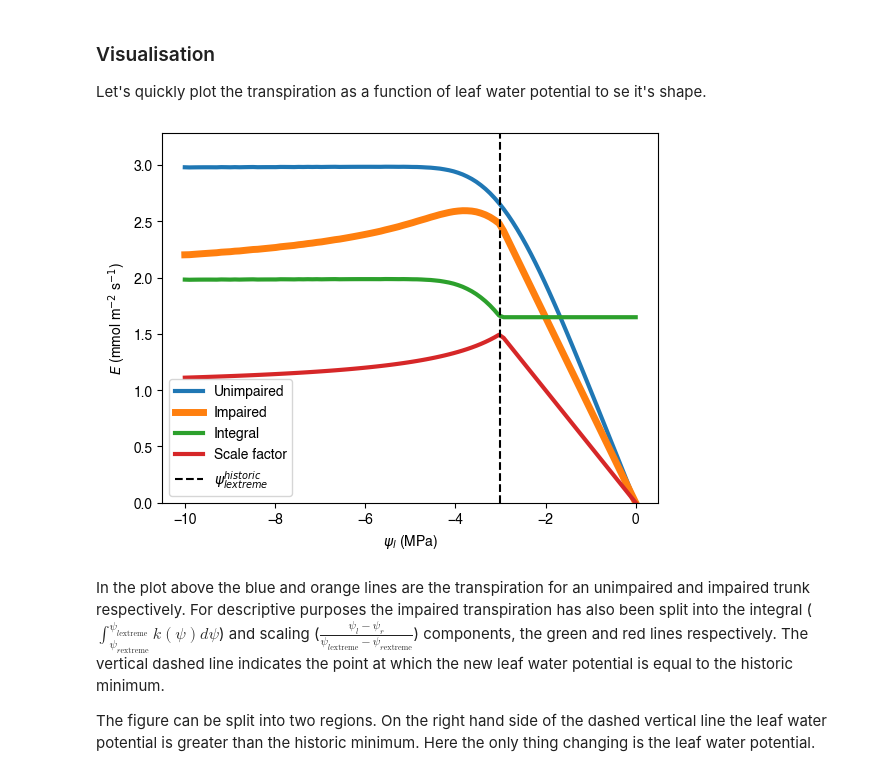
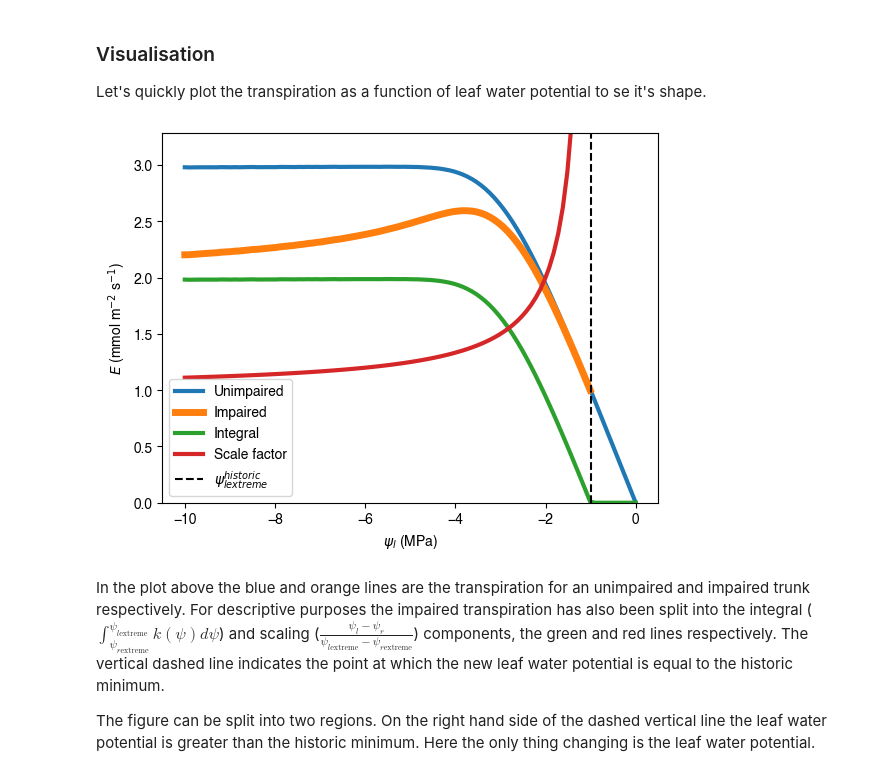
Before and after one commit to CaleBaguley/profit-optimisation-model, a Jupyter notebook: note books/water_potential_estimate_whole_trunk_impairment.ipynb, the cells around one changed output. Cells and saved outputs as stored; diff of their text form; code cells hidden in the pictures.

```diff
--- a/note books/water_potential_estimate_whole_trunk_impairment.ipynb
+++ b/note books/water_potential_estimate_whole_trunk_impairment.ipynb
@@ -180,35 +180,35 @@ c = 3.89
 psi_r = -0.0 # MPa
 psi_l = np.linspace(psi_r, -10.0, 100) # MPa
 psi_r_extreme = -1.0 # MPa
-psi_l_extreme = -3.0 # MPa
+psi_l_extreme = -1.0 # MPa
 
 E = np.zeros(len(psi_l))
 E_impaired = np.zeros(len(psi_l))
 Integral = np.zeros(len(psi_l))
 psi_l_extreme_new = np.zeros(len(psi_l))
 for i in range(len(psi_l)):
     E[i] = transpiration_CW(psi_r, psi_l[i], k_max, b, c)
     E_impaired[i], psi_l_extreme_new[i], __ = impaired_transpiration_CW(psi_r, psi_l[i], psi_r_extreme, psi_l_extreme, k_max, b, c)
     Integral[i] = transpiration_CW(psi_r_extreme, psi_l_extreme_new[i], k_max, b, c)
 
 # scaling factor applied to
 scale_factor = (psi_l - psi_r) / (psi_l_extreme_new - psi_r_extreme)
 
 # -- Plotting --
 plt.plot(psi_l, E, label = 'Unimpaired', linewidth = 3)
 plt.plot(psi_l, E_impaired, label = 'Impaired', linewidth = 5)
 plt.plot(psi_l, Integral, label = 'Integral', linewidth = 3)
 plt.plot(psi_l, scale_factor, label = 'Scale factor', linewidth = 3)
 plt.axvline(psi_l_extreme, label = '$\psi_{l extreme}^{historic}$', color = 'black', linestyle = '--')
 
 # - format figure -
 plt.ylim(0, 1.1*max(E))
 plt.legend()
 plt.xlabel("$\psi_l$ (MPa)")
 plt.ylabel("$E$ (mmol m$^{-2}$ s$^{-1}$)")
 plt.show()
 # %% [output]
-[figure, old version]
+[figure, new version]
 # %% [markdown]
 In the plot above the blue and orange lines are the transpiration for an unimpaired and impaired trunk respectively. For descriptive purposes the impaired transpiration has also been split into the integral ($\int_{\psi_{r\text{extreme}}}^{\psi_{l \text{extreme}}}k(\psi) d\psi$) and scaling ($\frac{\psi_l - \psi_r}{\psi_{l\text{extreme}} - \psi_{r\text{extreme}}}$) components, the green and red lines respectively. The vertical dashed line indicates the point at which the new leaf water potential is equal to the historic minimum.
 
```
Also changed, not shown: parts of 3 cells of this notebook.
